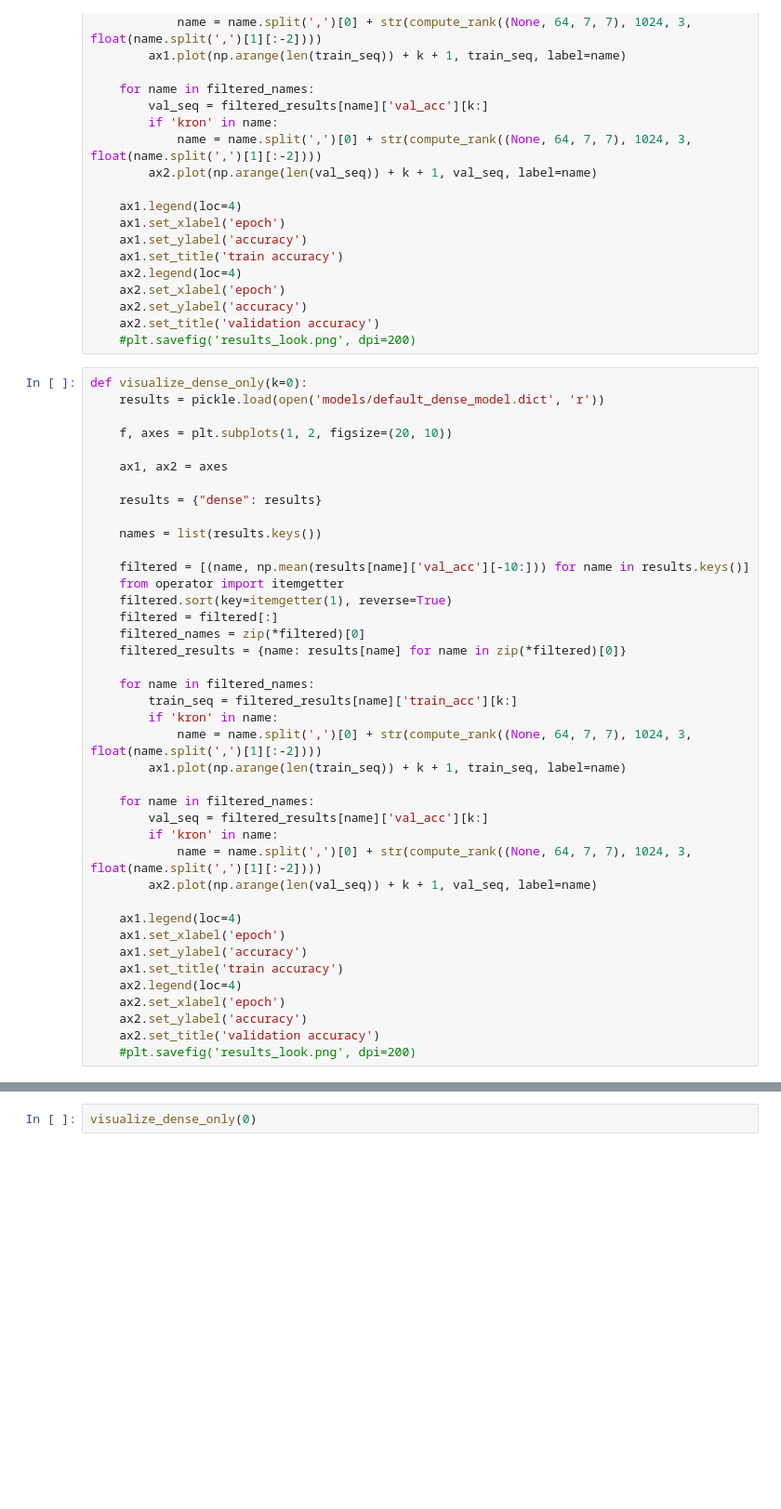
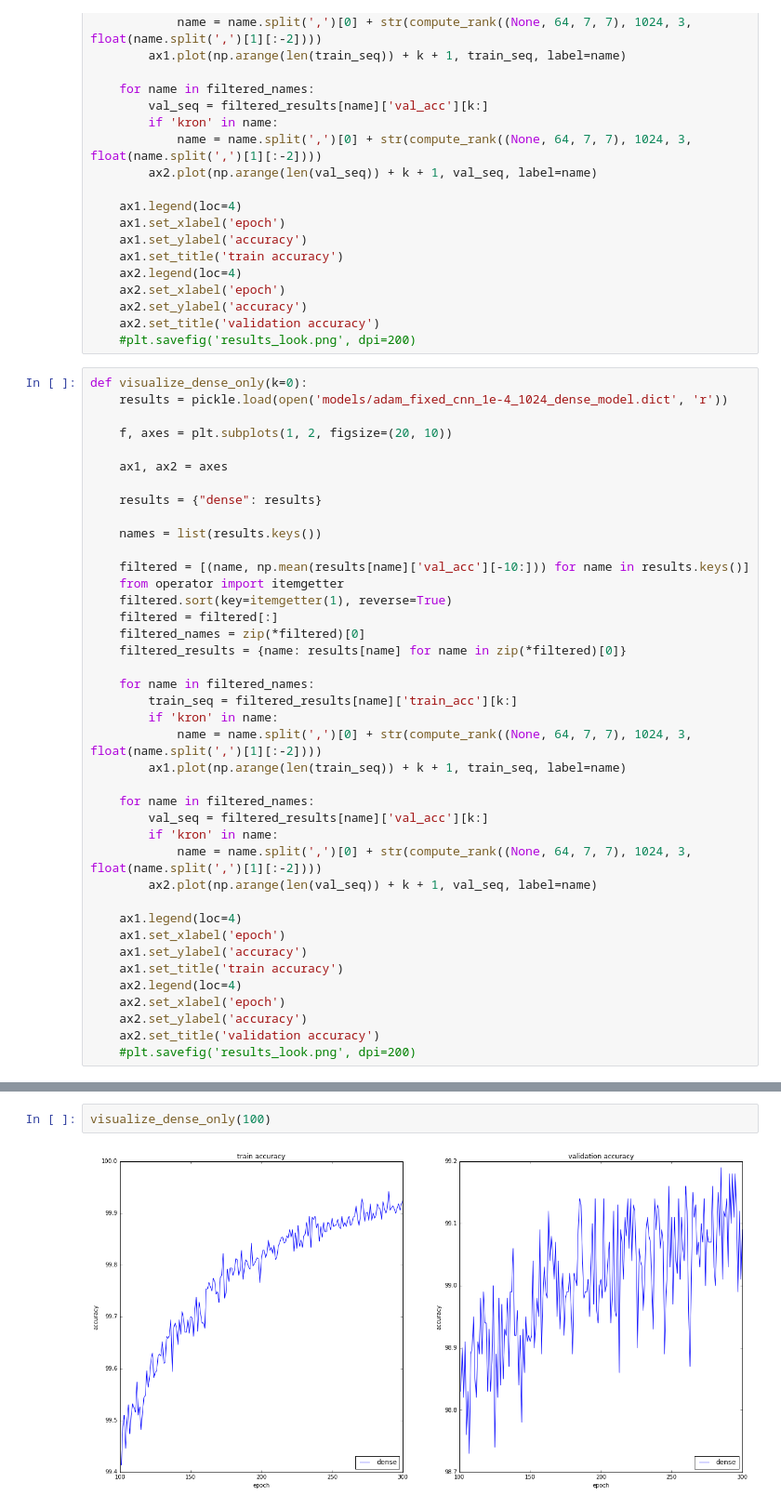
Before and after one commit to thatdeep/kron_layer_lasagne, a Jupyter notebook: train_history_visualization.ipynb, the cells around one changed output, grey strips where cells are left out. Shown at 93% size. Saved outputs shown, nothing was run; the diff lists cells and outputs as text; blank space fills up the shorter version.

```diff
--- a/train_history_visualization.ipynb
+++ b/train_history_visualization.ipynb
@@ -61,7 +61,7 @@ def visualize_krons(k=0):
     #plt.savefig('results_look.png', dpi=200)
 # %%
 def visualize_dense_only(k=0):
-    results = pickle.load(open('models/default_dense_model.dict', 'r'))
+    results = pickle.load(open('models/adam_fixed_cnn_1e-4_1024_dense_model.dict', 'r'))
 
     f, axes = plt.subplots(1, 2, figsize=(20, 10))
 
@@ -104,2 +146,4 @@ visualize_krons(10)
 # %%
-visualize_dense_only(0)
+visualize_dense_only(100)
+# %% [output]
+[figure, added]
```
Also changed, not shown: parts of 4 cells of this notebook, 3 other files.
